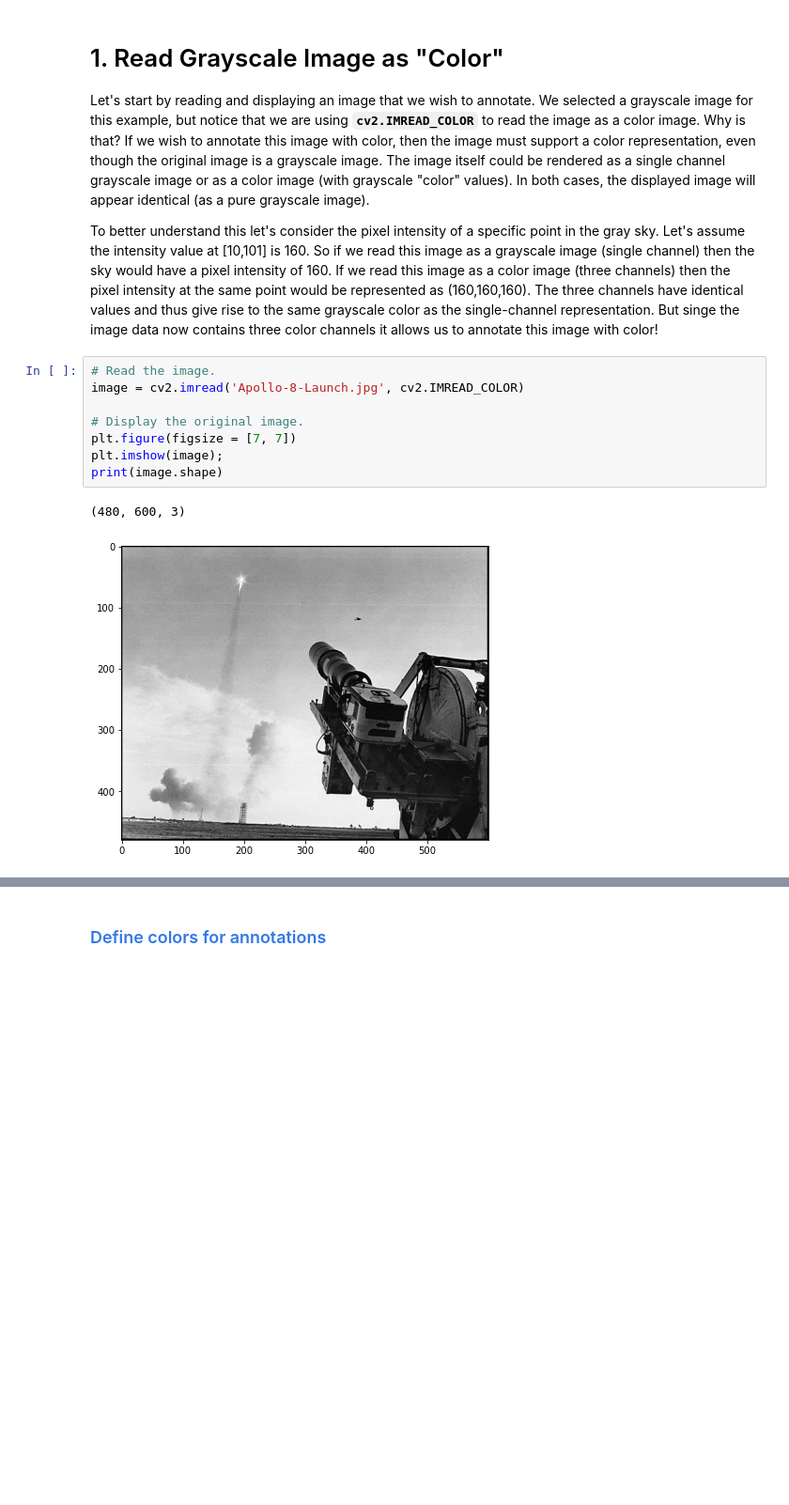
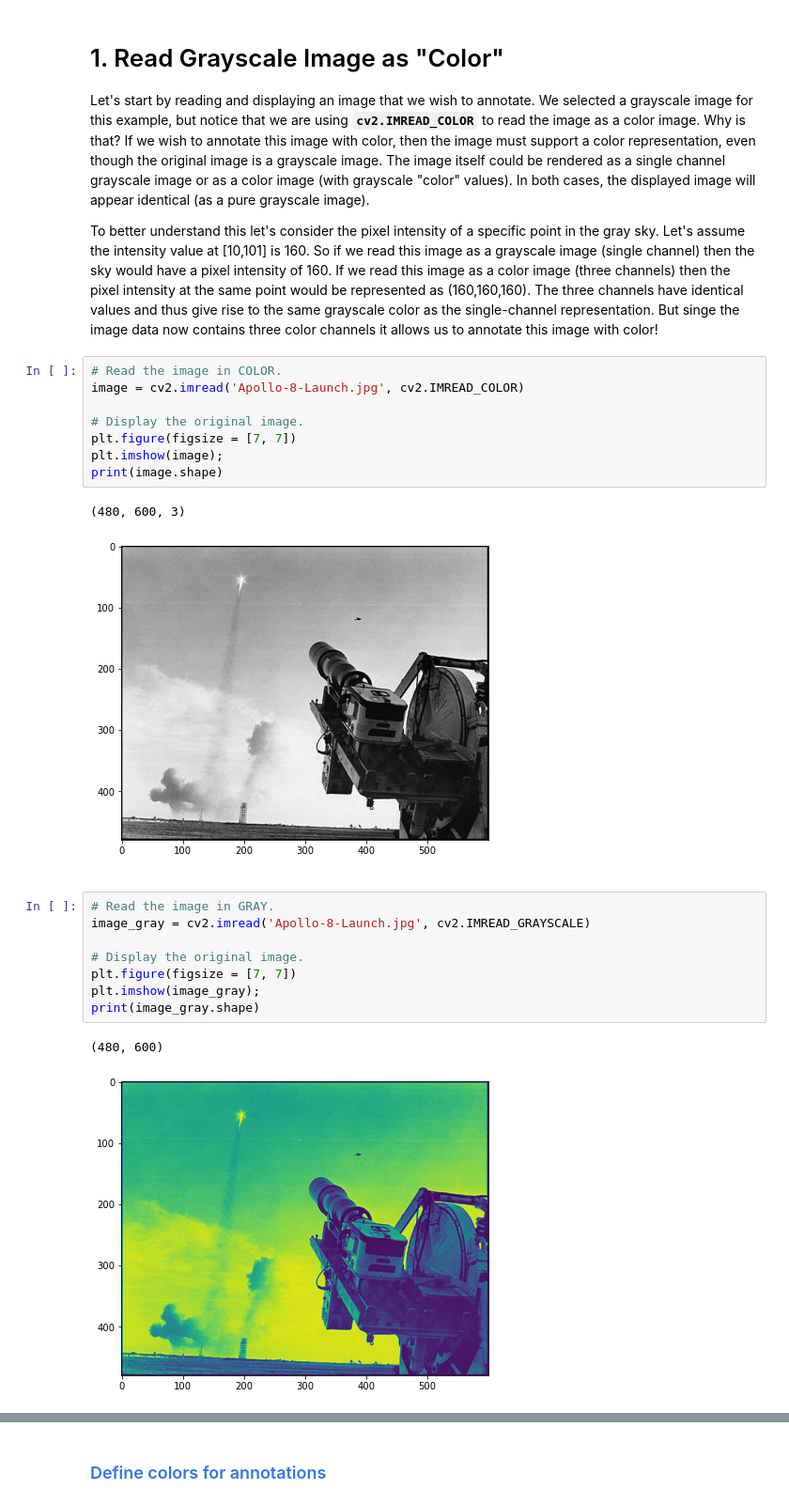
Before and after one commit to iwasiu/Annotating_Images, a Jupyter notebook: 01_04_Annotating_Images.ipynb, the cells around one changed output, grey strips where cells are left out. Shown at 94% size. Saved outputs shown, nothing was run; the diff lists cells and outputs as text; blank space fills up the shorter version.

```diff
--- a/01_04_Annotating_Images.ipynb
+++ b/01_04_Annotating_Images.ipynb
@@ -29,7 +29,7 @@ Let's start by reading and displaying an image that we wish to annotate. We sele
 
 To better understand this let's consider the pixel intensity of a specific point in the gray sky. Let's assume the intensity value at [10,101] is 160. So if we read this image as a grayscale image (single channel) then the sky would have a pixel intensity of 160. If we read this image as a color image (three channels) then the pixel intensity at the same point would be represented as (160,160,160). The three channels have identical values and thus give rise to the same grayscale color as the single-channel representation. But singe the image data now contains three color channels it allows us to annotate this image with color!
 # %%
-# Read the image.
+# Read the image in COLOR.
 image = cv2.imread('Apollo-8-Launch.jpg', cv2.IMREAD_COLOR)
 
 # Display the original image.
@@ -39,3 +39,16 @@ print(image.shape)
 # %% [output]
 (480, 600, 3)
 [figure]
+# %% [markdown]
+<!-- convert to 2D (means convert to gray to get 2D) -->
+# %%
+# Read the image in GRAY.
+image_gray = cv2.imread('Apollo-8-Launch.jpg', cv2.IMREAD_GRAYSCALE)
+
+# Display the original image.
+plt.figure(figsize = [7, 7])
+plt.imshow(image_gray);
+print(image_gray.shape)
+# %% [output]
+(480, 600)
+[figure, added]
```
Also changed, not shown: parts of 2 cells of this notebook, 2 other files.
